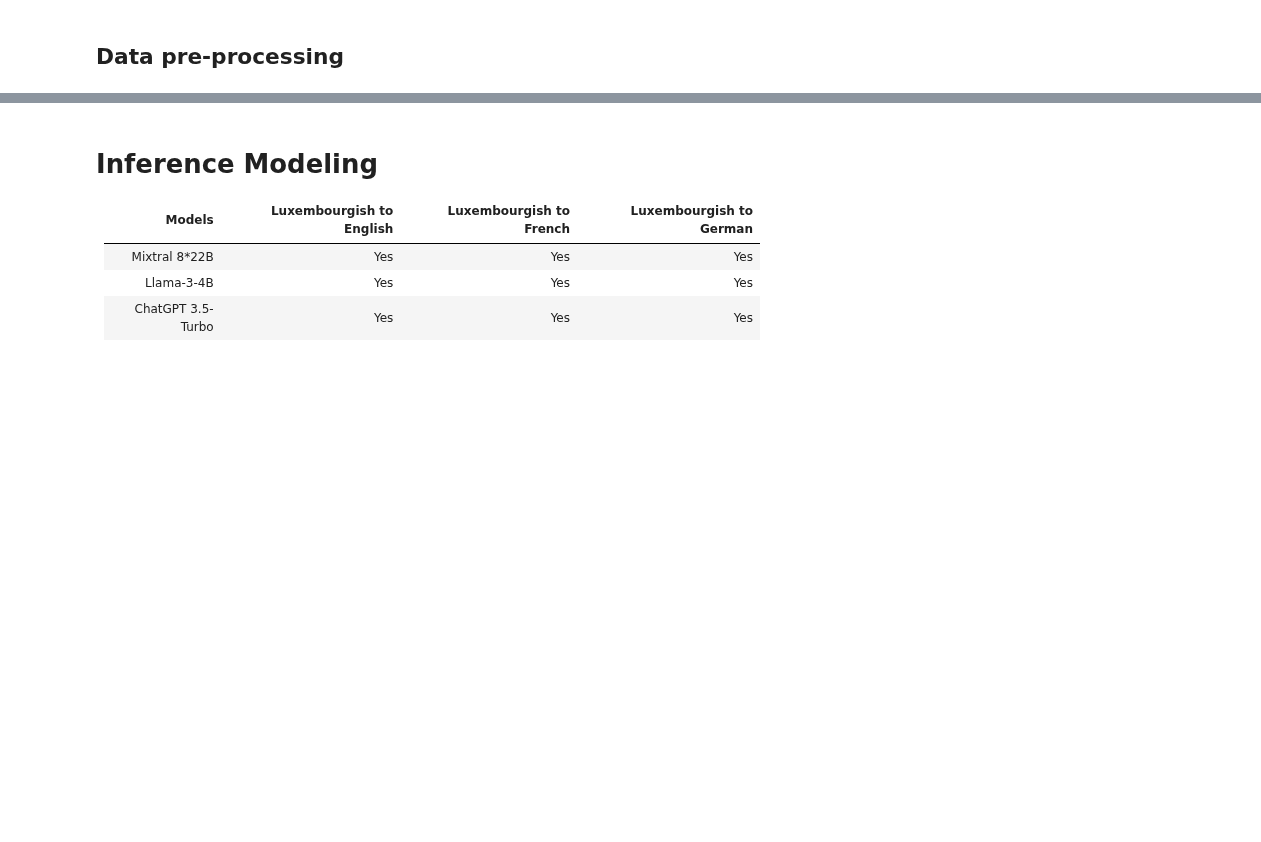
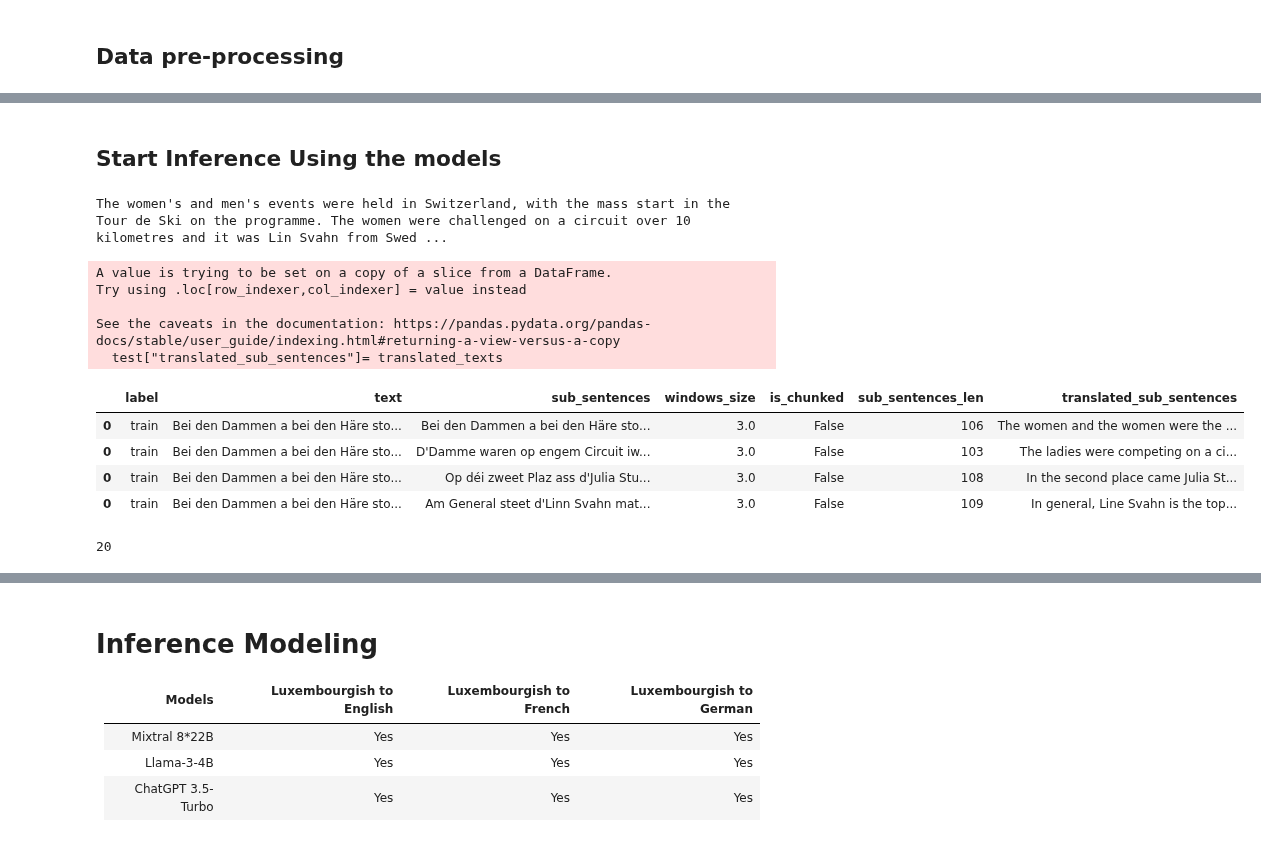
Before and after one commit to DobricLilujun/mt_luxembourgish, a Jupyter notebook: notebook/model_translation_pipeline.ipynb, the cells around one changed output, grey strips where cells are left out. Cells and saved outputs as stored; diff of their text form; code cells hidden in the pictures; blank space fills up the shorter version.

```diff
--- a/notebook/model_translation_pipeline.ipynb
+++ b/notebook/model_translation_pipeline.ipynb
@@ -90,0 +172,2 @@ df_exploded["length"] = df_exploded["text"].apply(len)
+# %% [markdown]
+## Start Inference Using the models
@@ -90,0 +199,9 @@ df_exploded["length"] = df_exploded["text"].apply(len)
+# %%
+from transformers.pipelines.pt_utils import KeyDataset
+
+# Example usage
+text = " Bei den Dammen a bei den Häre stoung an der Schwäiz de Massestart am Kader vum Tour de Ski um Programm. D'Damme waren op engem Circuit iwwer 10 Kilometer gefuerdert a sou war et d'Linn Svahn aus Schweden, dat sech um Enn am Zilsprint d'Victoire séchere konnt. Op déi zweet Plaz ass d'Julia Stupak aus Russland komm, virun der US-Amerikanerin Jessie Diggins. "
+translated_text = translate_text(text,translator)
+print(translated_text)
+# %% [output]
+The women's and men's events were held in Switzerland, with the mass start in the Tour de Ski on the programme. The women were challenged on a circuit over 10 kilometres and it was Lin Svahn from Swed ...
@@ -90,0 +223,22 @@ df_exploded["length"] = df_exploded["text"].apply(len)
+# %%
+test = df_exploded[0:4]
+translated_texts = [item['translation_text'] for item in output]
+test["translated_sub_sentences"]= translated_texts
+# %% [output]
+A value is trying to be set on a copy of a slice from a DataFrame.
+Try using .loc[row_indexer,col_indexer] = value instead
+
+See the caveats in the documentation: https://pandas.pydata.org/pandas-docs/stable/user_guide/indexing.html#returning-a-view-versus-a-copy
+  test["translated_sub_sentences"]= translated_texts
+# %%
+test
+# %% [output]
+|  | label | text | sub_sentences | windows_size | is_chunked | sub_sentences_len | translated_sub_sentences |
+| 0 | train | Bei den Dammen a bei den Häre sto... | Bei den Dammen a bei den Häre sto... | 3.0 | False | 106 | The women and the women were the ... |
+| 0 | train | Bei den Dammen a bei den Häre sto... | D'Damme waren op engem Circuit iw... | 3.0 | False | 103 | The ladies were competing on a ci... |
+| 0 | train | Bei den Dammen a bei den Häre sto... | Op déi zweet Plaz ass d'Julia Stu... | 3.0 | False | 108 | In the second place came Julia St... |
+| 0 | train | Bei den Dammen a bei den Häre sto... | Am General steet d'Linn Svahn mat... | 3.0 | False | 109 | In general, Line Svahn is the top... |
+# %%
+len(translated_texts)
+# %% [output]
+20
```
Also changed, not shown: parts of 20 cells of this notebook.
